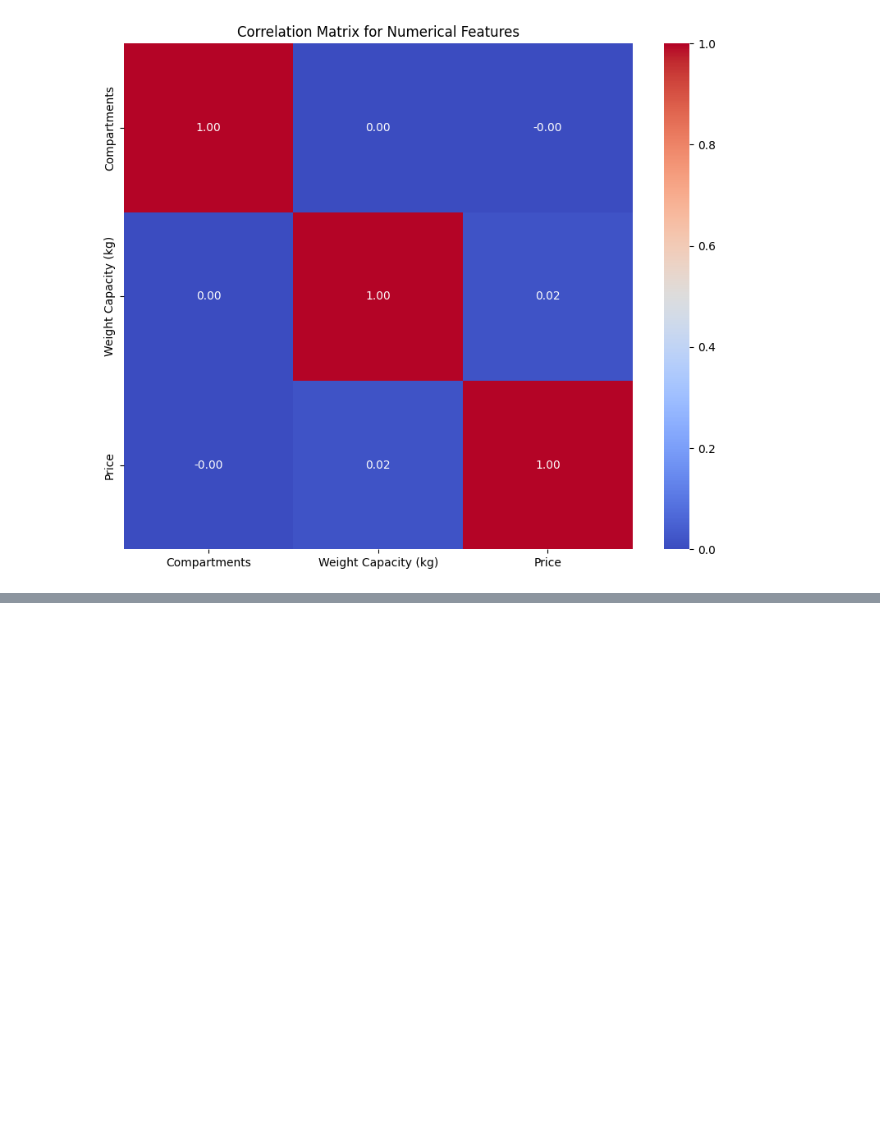
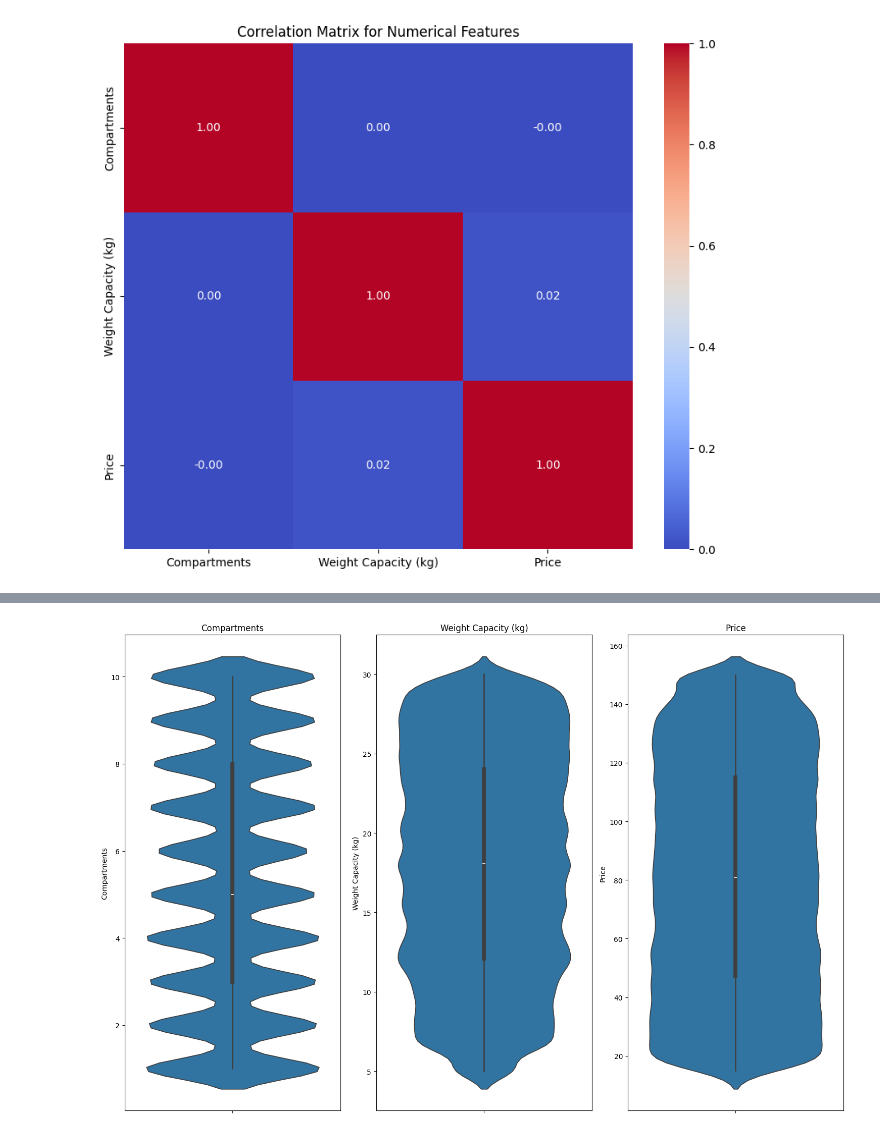
Before and after one commit to omjadhav9271/Backpack-Prediction-Challenge, a Jupyter notebook: nb01.ipynb, the cells around one changed output, grey strips where cells are left out. Drawn from its saved outputs; the diff is of its cells as text; code cells hidden in the pictures; blank space fills up the shorter version.

```diff
--- a/nb01.ipynb
+++ b/nb01.ipynb
@@ -168,0 +188,22 @@ plt.show()
+# %%
+plt.figure(figsize=(15, 10))
+
+# Compartments
+plt.subplot(1, 3, 1)
+sns.violinplot(y=train_df['Compartments'])
+plt.title('Compartments')
+
+# Weight Capacity (kg)
+plt.subplot(1, 3, 2)
+sns.violinplot(y=train_df['Weight Capacity (kg)'])
+plt.title('Weight Capacity (kg)')
+
+# Price
+plt.subplot(1, 3, 3)
+sns.violinplot(y=train_df['Price'])
+plt.title('Price')
+
+plt.tight_layout()
+plt.show()
+# %% [output]
+[figure, added]
```
Also changed, not shown: parts of 5 cells of this notebook.
